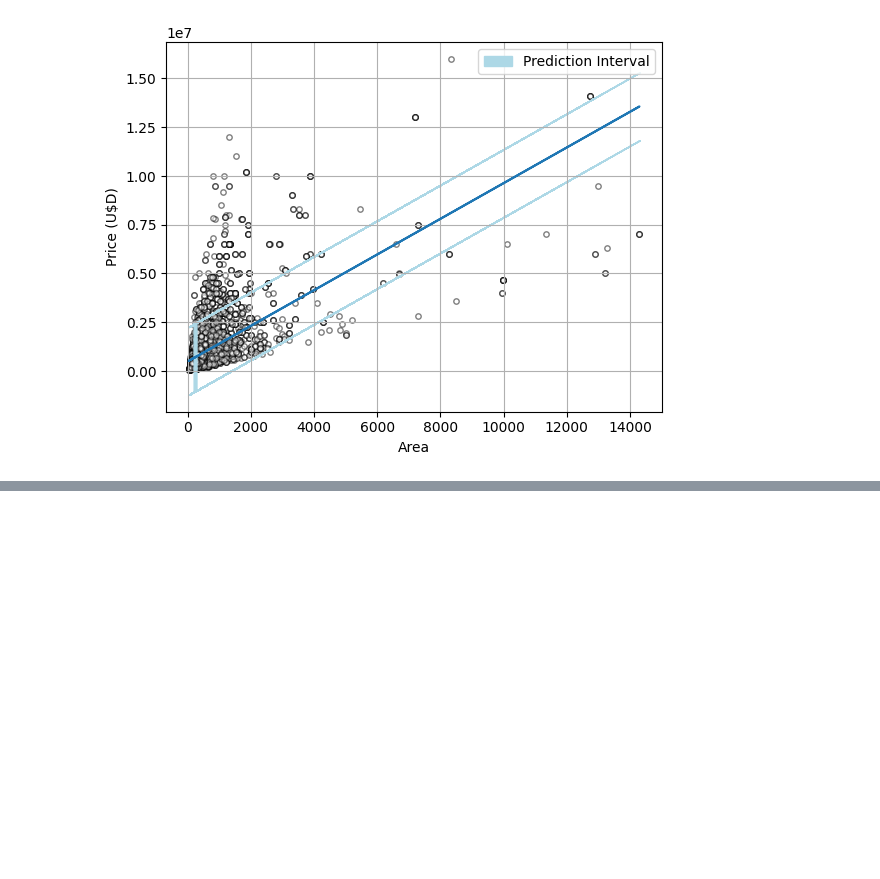
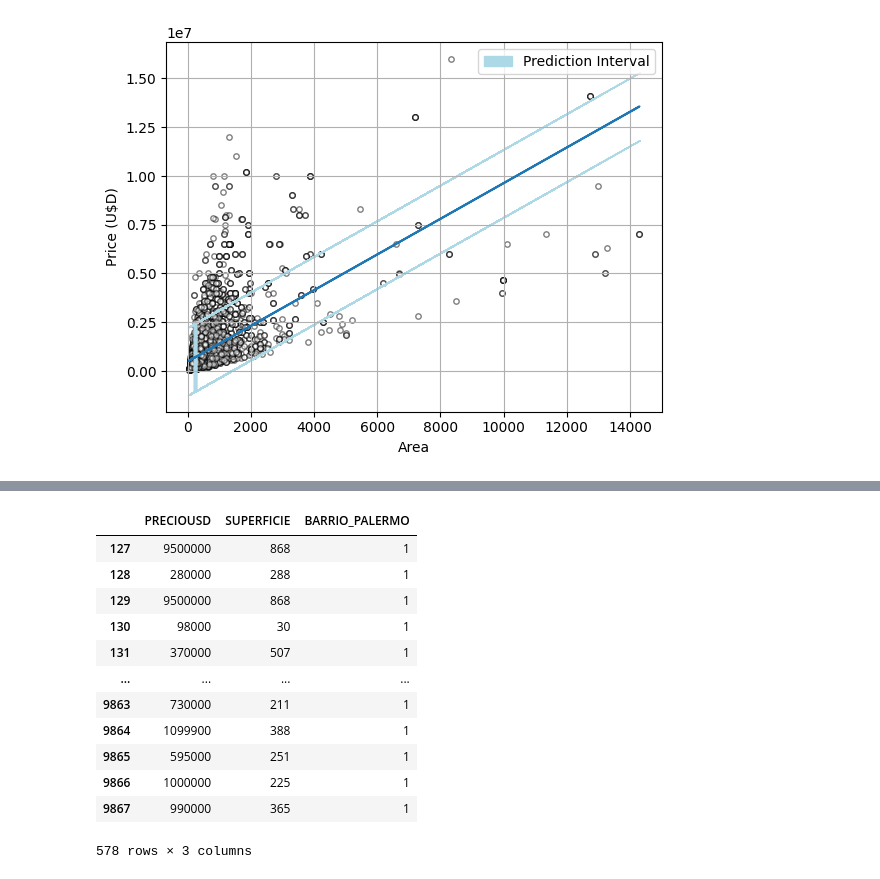
Before and after one commit to matuneville/practical-statistics-book, a Jupyter notebook: src/04-Regression_&_Prediction/chapter_04_py.ipynb, the cells around one changed output, grey strips where cells are left out. Cells and saved outputs as stored; diff of their text form; code cells hidden in the pictures; blank space fills up the shorter version.

```diff
--- a/src/04-Regression_&_Prediction/chapter_04_py.ipynb
+++ b/src/04-Regression_&_Prediction/chapter_04_py.ipynb
@@ -344,0 +356,19 @@ plt.show()
+# %%
+# keep only sold lands from Palermo
+lands_palermo = lands_caba.loc[lands_caba['BARRIO_PALERMO']==1]
+lands_palermo = lands_palermo[['PRECIOUSD', 'SUPERFICIE', 'BARRIO_PALERMO']]
+lands_palermo
+# %% [output]
+|  | PRECIOUSD | SUPERFICIE | BARRIO_PALERMO |
+| 127 | 9500000 | 868 | 1 |
+| 128 | 280000 | 288 | 1 |
+| 129 | 9500000 | 868 | 1 |
+| 130 | 98000 | 30 | 1 |
+| 131 | 370000 | 507 | 1 |
+| ... | ... | ... | ... |
+| 9863 | 730000 | 211 | 1 |
+| 9864 | 1099900 | 388 | 1 |
+| 9865 | 595000 | 251 | 1 |
+| 9866 | 1000000 | 225 | 1 |
+| 9867 | 990000 | 365 | 1 |
+578 rows × 3 columns
```
Also changed, not shown: parts of 13 cells of this notebook.
